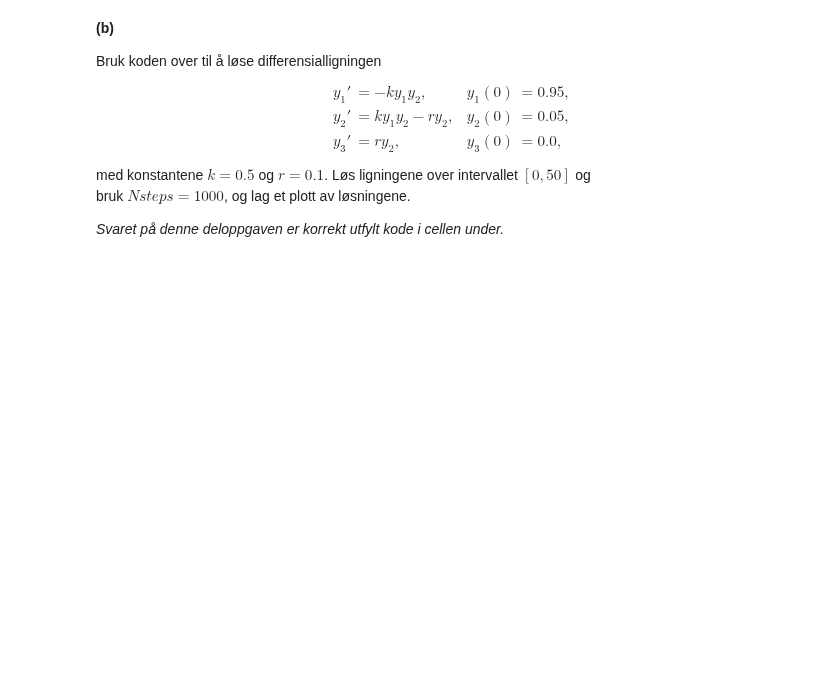
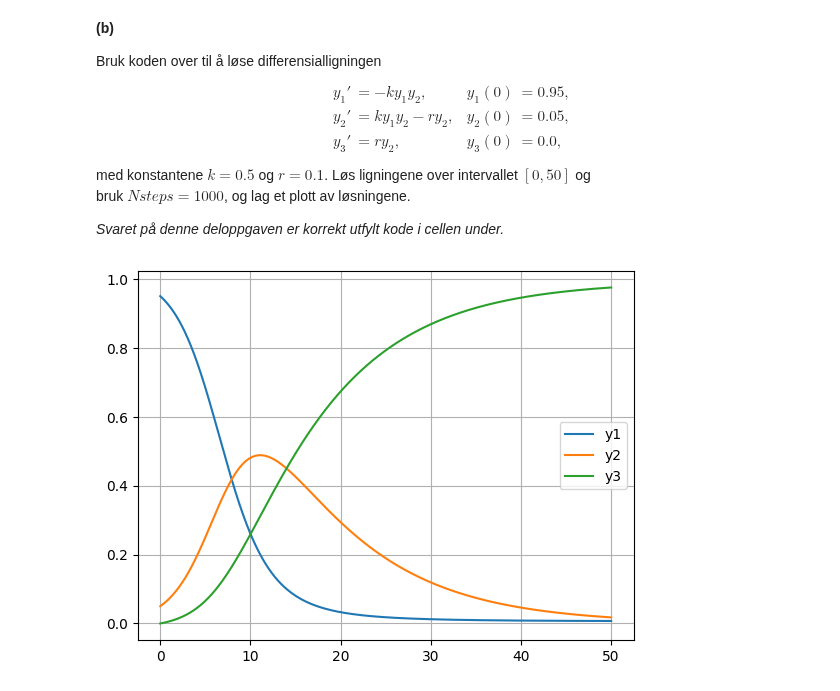
Before and after one commit to solniva/TMA4320_ScientificComputationNotes, a Jupyter notebook: eksamensoving/kont2022.ipynb, the cells around one changed output. Saved outputs shown, nothing was run; the diff lists cells and outputs as text; code cells hidden in the pictures; blank space fills up the shorter version.

```diff
--- a/eksamensoving/kont2022.ipynb
+++ b/eksamensoving/kont2022.ipynb
@@ -57,14 +57,22 @@ def RK4(f, x0, xend, y0, Nsteps):
        (2d numpy array, dimensjon (Nsteps+1,m)), der m er antall ligninger i systemet.
     '''
 
+    m = np.size(y0)
     h = (xend - x0) / Nsteps
+    X = np.linspace(x0, xend, Nsteps+1)
+    Y = np.zeros((Nsteps+1, m))
+    Y[0,:] = y0
 
-    k1 = f(x,ys)
-    k2 = f(x + h/2, ys + h/2*k1)
-    k3 = f(x + h/2, ys + h/2*k2)
-    k4 = f(x + h, ys + h*k3)
+    for n in range(Nsteps):
+        xn = X[n]
+        yn = Y[n,:]
+        k1 = f(xn,yn)
+        k2 = f(xn + h/2, yn + h/2*k1)
+        k3 = f(xn + h/2, yn + h/2*k2)
+        k4 = f(xn + h, yn + h*k3)
+        Y[n+1,:] = yn + h/6*(k1 + 2*k2 + 2*k3 + k4)
 
-    y_next = ys + h/6(k1 + 2*k2 + 2*k3 + k4)
+    return X, Y
 # %% [markdown]
 **(b)**
 
@@ -84,22 +92,26 @@ bruk $Nsteps=1000$, og lag et plott av løsningene.
 # %%
 def f(x, y):
     '''
     Definer ligningen y'=f(x,y)
     Input: x (skalar), y (np.array)
     Output: dy (np.array)
     '''
-    # Fyll inn din kode her
-    # --- (LF) ---
-    k = 0.5
+    k = 1/2
     r = 0.1
     dy = np.array([-k*y[0]*y[1], k*y[0]*y[1]-r*y[1], r*y[1]])
+
     return dy
 
-y0 = np.array([0.95, 0.05,0])
+Nsteps = 1000
 x0, xend = 0, 50
-Nsteps = 1000
+y0 = np.array([0.95, 0.05, 0])
+
 X, Y = RK4(f, x0, xend, y0, Nsteps)
-plt.plot(X,Y);
-plt.xlabel('x')
-plt.legend(['y_1','y_2','y_3']);
-# ---
+plt.plot(X,Y[:,0], label="y1")
+plt.plot(X,Y[:,1], label="y2")
+plt.plot(X,Y[:,2], label="y3")
+plt.grid()
+plt.legend()
+plt.show()
+# %% [output]
+[figure, added]
```
